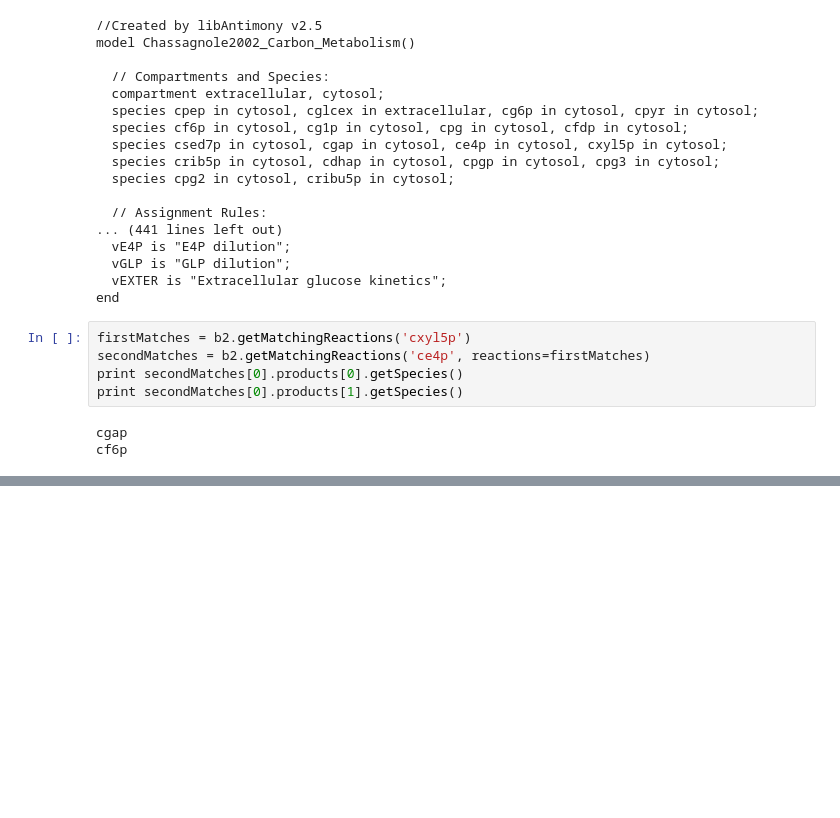
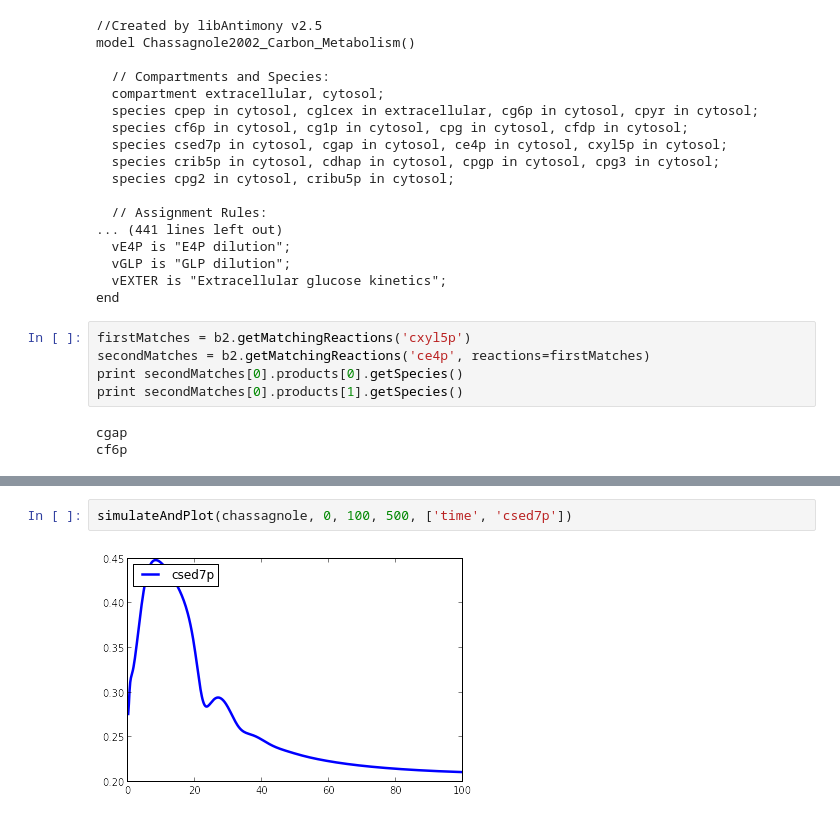
Before and after one commit to stanleygu/biocomponents, a Jupyter notebook: reactionBreakdown.ipynb, the cells around one changed output, grey strips where cells are left out. Drawn from its saved outputs; the diff is of its cells as text; blank space fills up the shorter version.

```diff
--- a/reactionBreakdown.ipynb
+++ b/reactionBreakdown.ipynb
@@ -213,0 +218,4 @@ simulateAndPlot(masterModel, 0, 100, 500, ['time', 'nielsen.NADH', 'chassagnole.
+# %%
+simulateAndPlot(chassagnole, 0, 100, 500, ['time', 'csed7p'])
+# %% [output]
+[figure, added]
```
Also changed, not shown: parts of 4 cells of this notebook.
